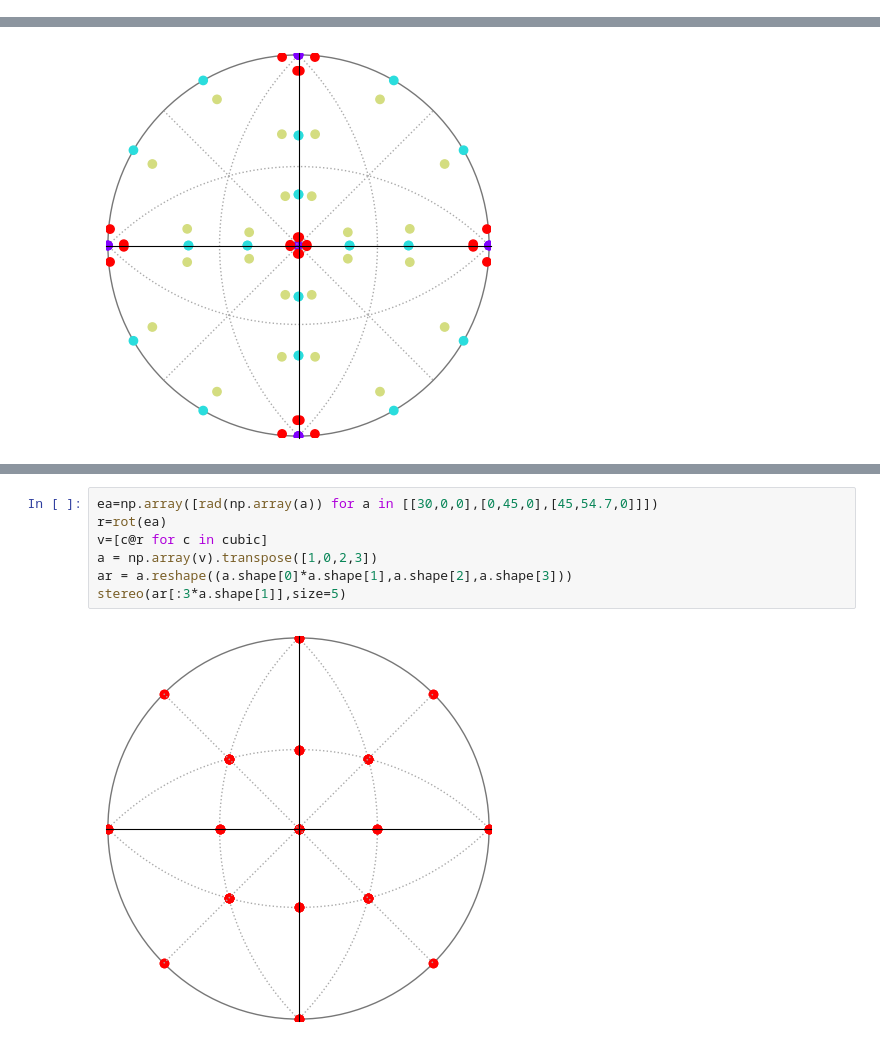
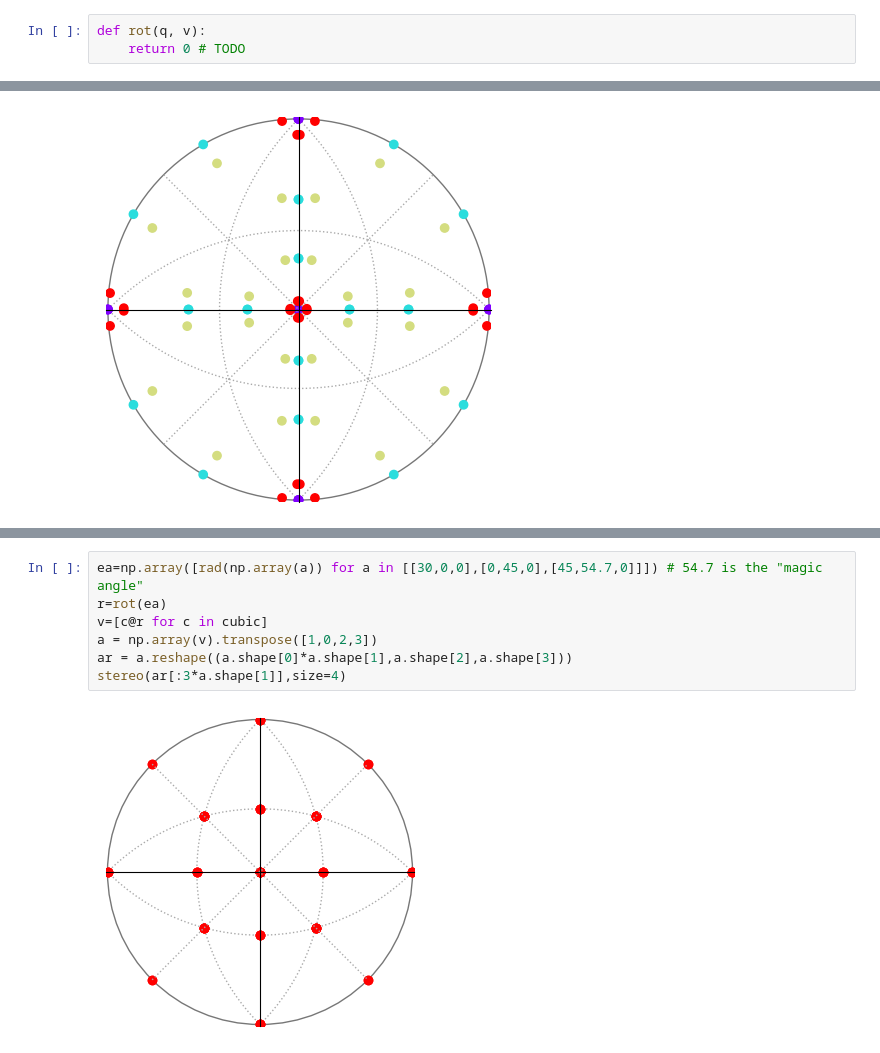
Before and after one commit to yiyus/pypms, a Jupyter notebook: oris.ipynb, the cells around one changed output, grey strips where cells are left out. Saved outputs shown, nothing was run; the diff lists cells and outputs as text.

Commit message:
quaternions TODOs

```diff
--- a/oris.ipynb
+++ b/oris.ipynb
@@ -217,0 +237,3 @@ print(m)
+# %%
+def rot(q, v):
+    return 0 # TODO
@@ -492,9 +523,9 @@ stereo(ar[:3*a.shape[1]],color=ac[:3*a.shape[1]],size=5)
-# %%
-ea=np.array([rad(np.array(a)) for a in [[30,0,0],[0,45,0],[45,54.7,0]]])
-r=rot(ea)
-v=[c@r for c in cubic]
-a = np.array(v).transpose([1,0,2,3])
-ar = a.reshape((a.shape[0]*a.shape[1],a.shape[2],a.shape[3]))
-stereo(ar[:3*a.shape[1]],size=5)
-# %% [output]
-[figure, removed]
+# %%
+ea=np.array([rad(np.array(a)) for a in [[30,0,0],[0,45,0],[45,54.7,0]]]) # 54.7 is the "magic angle"
+r=rot(ea)
+v=[c@r for c in cubic]
+a = np.array(v).transpose([1,0,2,3])
+ar = a.reshape((a.shape[0]*a.shape[1],a.shape[2],a.shape[3]))
+stereo(ar[:3*a.shape[1]],size=4)
+# %% [output]
+[figure, added]
```
Also changed, not shown: parts of 13 cells of this notebook.
